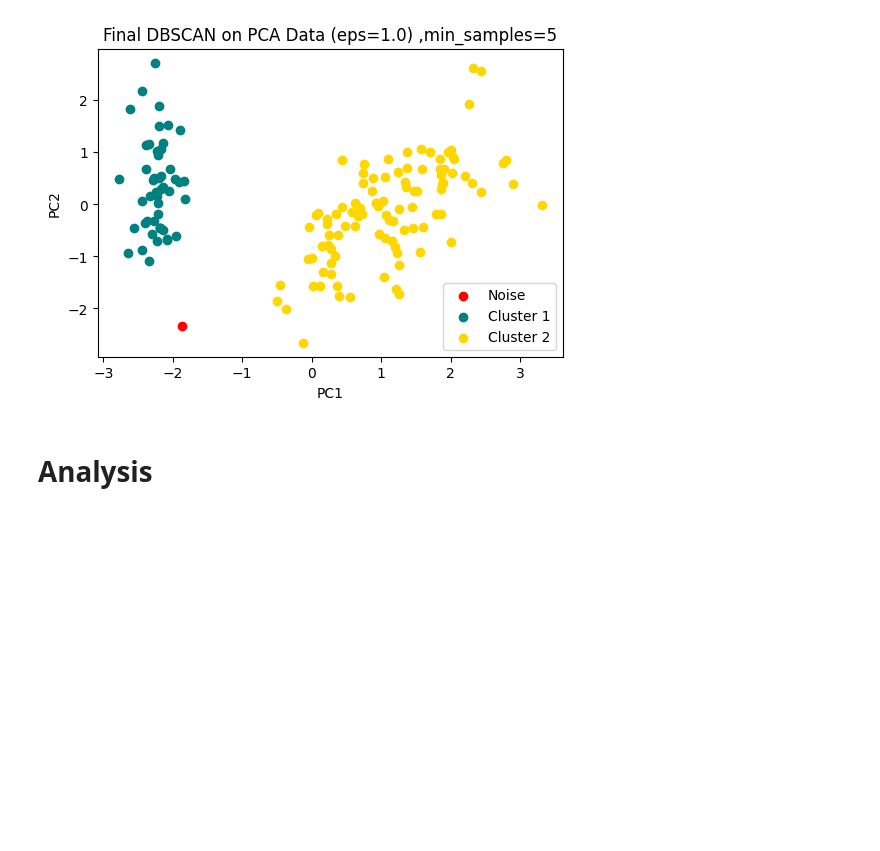
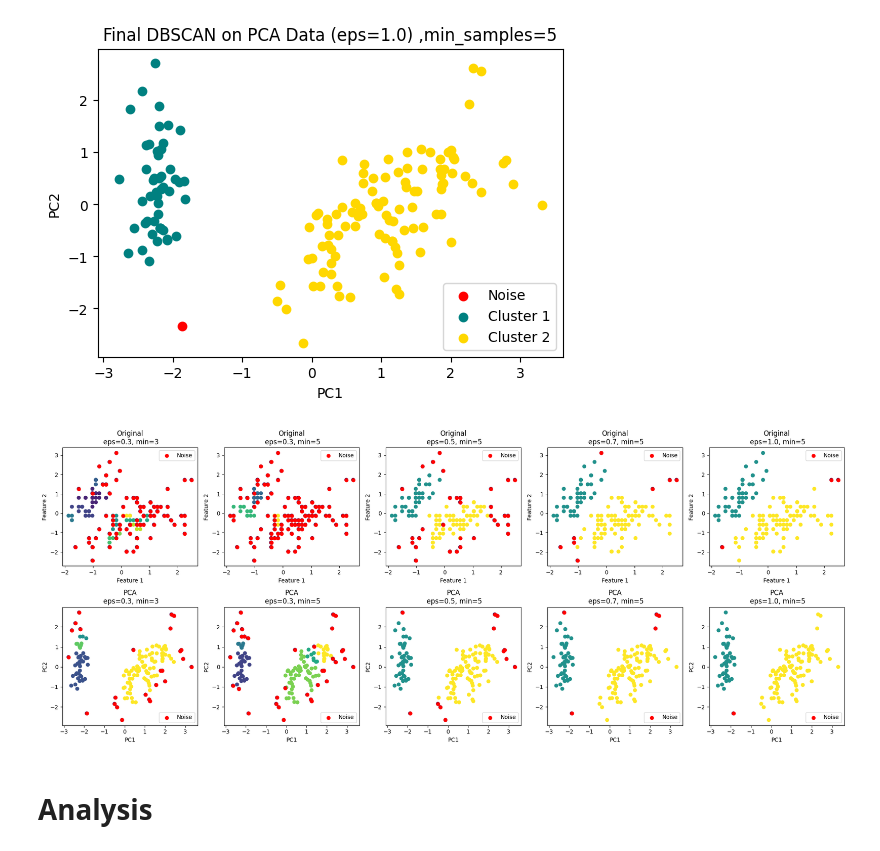
Before and after one commit to DOHA-BASEM3/Activity-3--DBSCAN-and-PCA, a Jupyter notebook: DBSCAN_and_PCA.ipynb, the cells around one changed output. Drawn from its saved outputs; the diff is of its cells as text; code cells hidden in the pictures; blank space fills up the shorter version.

```diff
--- a/DBSCAN_and_PCA.ipynb
+++ b/DBSCAN_and_PCA.ipynb
@@ -295,6 +295,72 @@ plt.ylabel("PC2")
 plt.show()
 # %% [output]
 [figure]
+# %%
+trials = [
+    (0.3, 3),
+    (0.3, 5),
+    (0.5, 5),
+    (0.7, 5),
+    (1.0, 5)
+]
+
+fig, axes = plt.subplots(2, 5, figsize=(20, 8))
+
+for i, (eps, min_samples) in enumerate(trials):
+
+    # ORIGINAL
+    dbscan_original = DBSCAN(eps=eps, min_samples=min_samples)
+    labels_original = dbscan_original.fit_predict(X_scaled)
+
+    axes[0, i].scatter(
+        X_scaled[:, 0],
+        X_scaled[:, 1],
+        c=labels_original,
+        cmap='viridis'
+    )
+
+    noise_original = labels_original == -1
+    axes[0, i].scatter(
+        X_scaled[noise_original, 0],
+        X_scaled[noise_original, 1],
+        c='red',
+        label='Noise'
+    )
+
+    axes[0, i].set_title(f"Original\n eps={eps}, min={min_samples}")
+    axes[0, i].set_xlabel("Feature 1")
+    axes[0, i].set_ylabel("Feature 2")
+    axes[0, i].legend()
+
+
+    # PCA
+    dbscan_pca = DBSCAN(eps=eps, min_samples=min_samples)
+    labels_pca = dbscan_pca.fit_predict(X_pca)
+
+    axes[1, i].scatter(
+        X_pca[:, 0],
+        X_pca[:, 1],
+        c=labels_pca,
+        cmap='viridis'
+    )
+
+    noise_pca = labels_pca == -1
+    axes[1, i].scatter(
+        X_pca[noise_pca, 0],
+        X_pca[noise_pca, 1],
+        c='red',
+        label='Noise'
+    )
+
+    axes[1, i].set_title(f"PCA\n eps={eps}, min={min_samples}")
+    axes[1, i].set_xlabel("PC1")
+    axes[1, i].set_ylabel("PC2")
+    axes[1, i].legend()
+
+plt.tight_layout()
+plt.show()
+# %% [output]
+[figure, added]
 # %% [markdown]
 # **Analysis**
 # %%
```
